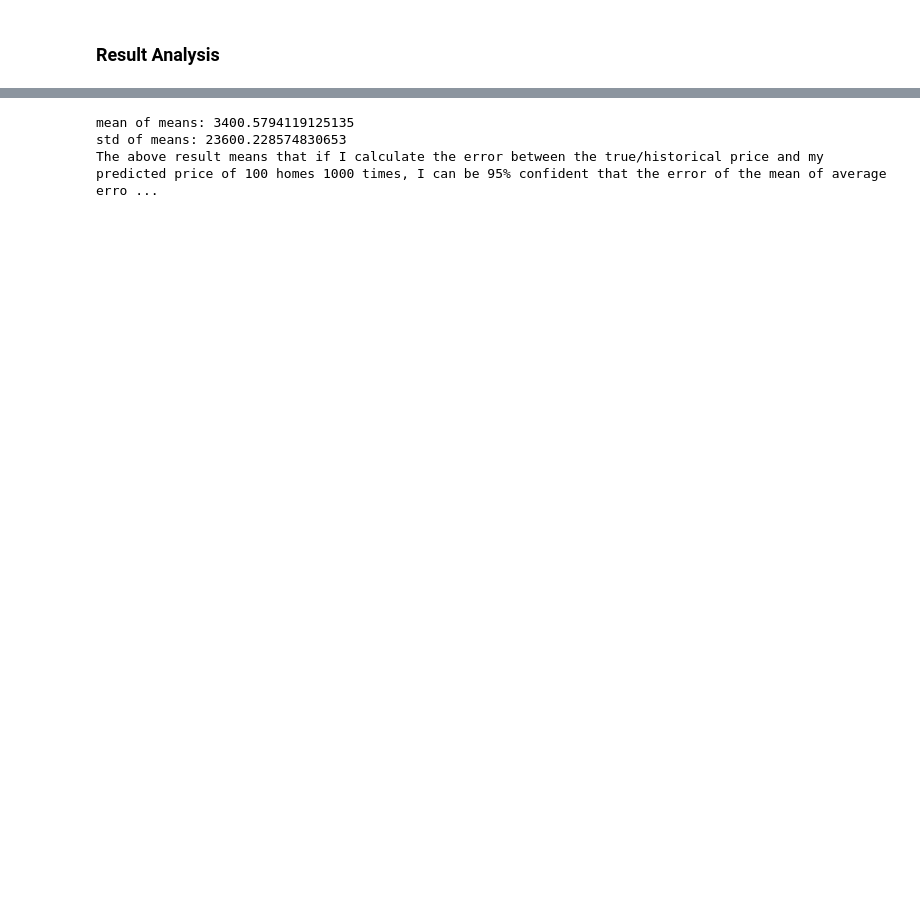
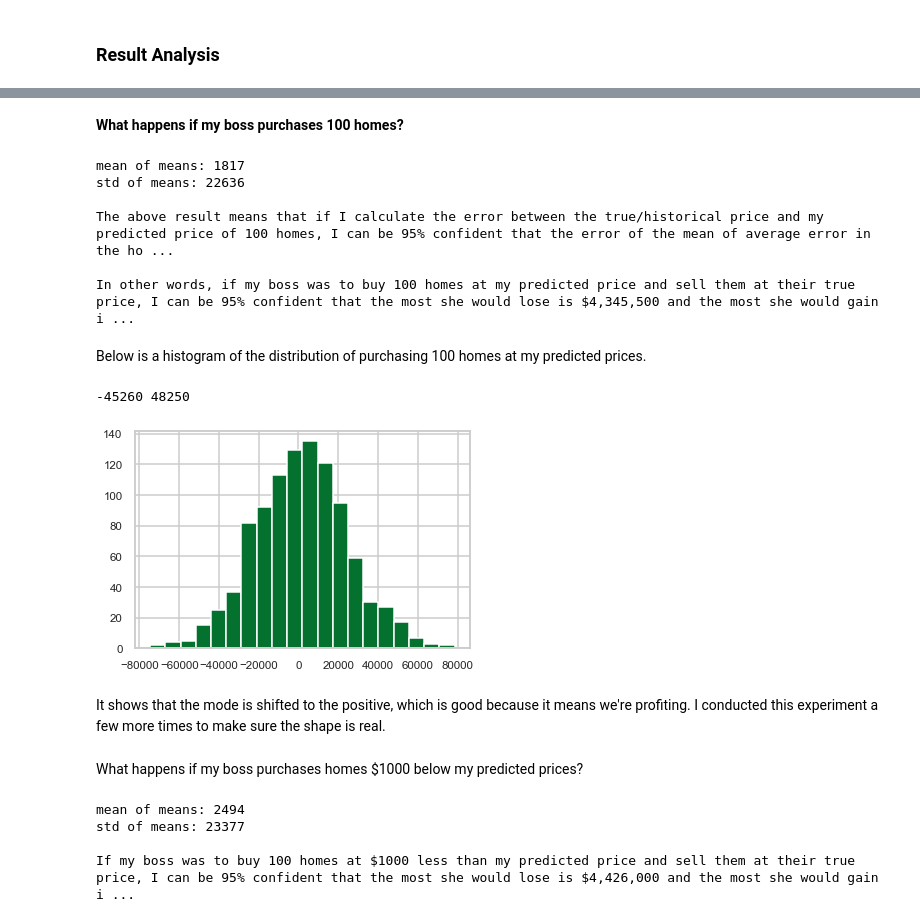
Before and after one commit to hmseyoum/Capstone-Project-1, a Jupyter notebook: Data Modeling.ipynb, the cells around one changed output, grey strips where cells are left out. Cells and saved outputs as stored; diff of their text form; code cells hidden in the pictures; blank space fills up the shorter version.

```diff
--- a/Data Modeling.ipynb
+++ b/Data Modeling.ipynb
@@ -563,0 +593,2 @@ His **highest gain** -- with actual price: \\$618,832 (i.e., 400,000+218,832), p
+# %% [markdown]
+**What happens if my boss purchases 100 homes?**
@@ -564,33 +607,42 @@ His **highest gain** -- with actual price: \\$618,832 (i.e., 400,000+218,832), p
 # %%
-# manual approach
-
-from math import sqrt
-
-np.random.seed(47)
-n = 100 # length of sample
-N_rep = 1000 # number of times to bootstrap/resample
-
-def draw_bs_reps(y_test, y_pred):
-    bs_residual = np.random.choice(y_test - y_pred, n) # price bought (true price)
-
-    error_mean = np.sum(bs_residual) / len(bs_residual)
-    return error_mean
-
+# conducting 1000 experiments of purchasing 100 homes
 error_means = np.array([draw_bs_reps(y_test_transformed, predictions_dict['rf_pred3']) for i in range(1000)]) # Random Forest model
+error_means = np.round(error_means, 2)
 error_means_mean = np.mean(error_means) # mean of means
-print('mean of means: {}'.format(error_means_mean))
+print('mean of means: {}'.format(int(error_means_mean)))
 
 error_means_std = sqrt(np.sum((error_means-error_means_mean)**2) / (1000-1)) # standard deviation of means
-print('std of means: {}'.format(error_means_std))
+print('std of means: {}'.format(int(error_means_std)))
 
 # confidence interval
-min_error = error_means_mean - error_means_std
-max_error = error_means_mean + error_means_std
+min_error_100 = int(error_means_mean - 2*error_means_std)
+max_error_100 = int(error_means_mean + 2*error_means_std)
 
+print('')
 print('The above result means that if I calculate the error between the true/historical price and my predicted price '
-      'of 100 homes 1000 times, I can be 95% confident that the error of the mean of average error in the home price '
-      'predictions will be between {} and {}.'.format(min_error, max_error))
+      'of 100 homes, I can be 95% confident that the error of the mean of average error in the home price '
+      'predictions will be between {:,} and {:,}.'.format(min_error*100, max_error*100))
+print('')
+print('In other words, if my boss was to buy 100 homes at my predicted price and sell them at their true price, '
+      'I can be 95% confident that the most she would lose is ${:,} '
+      'and the most she would gain is ${:,}.'.format(-1*min_error_100*100, max_error_100*100))
 # %% [output]
-mean of means: 3400.5794119125135
-std of means: 23600.228574830653
-The above result means that if I calculate the error between the true/historical price and my predicted price of 100 homes 1000 times, I can be 95% confident that the error of the mean of average erro ...
+mean of means: 1817
+std of means: 22636
+
+The above result means that if I calculate the error between the true/historical price and my predicted price of 100 homes, I can be 95% confident that the error of the mean of average error in the ho ...
+
+In other words, if my boss was to buy 100 homes at my predicted price and sell them at their true price, I can be 95% confident that the most she would lose is $4,345,500 and the most she would gain i ...
+# %% [markdown]
+Below is a histogram of the distribution of purchasing 100 homes at my predicted prices.
+# %%
+plt.hist(error_means, bins=20)
+plt.plot()
+print(min_error_100, max_error_100)
+# %% [output]
+-45260 48250
+[figure, added]
+# %% [markdown]
+It shows that the mode is shifted to the positive, which is good because it means we're profiting. I conducted this experiment a few more times to make sure the shape is real.
+# %% [markdown]
+What happens if my boss purchases homes $1000 below my predicted prices?
@@ -596,0 +661,22 @@ The above result means that if I calculate the error between the true/historical
+# %%
+error_means = np.array([draw_bs_reps(y_test_transformed, predictions_dict['rf_pred3']) for i in range(1000)]) # Random Forest model
+error_means = np.round(error_means, 2)
+error_means_mean = np.mean(error_means) # mean of means
+print('mean of means: {}'.format(int(error_means_mean)))
+
+error_means_std = sqrt(np.sum((error_means-error_means_mean)**2) / (1000-1)) # standard deviation of means
+print('std of means: {}'.format(int(error_means_std)))
+
+# confidence interval
+min_error_1000 = int(error_means_mean - 2*error_means_std)
+max_error_1000 = int(error_means_mean + 2*error_means_std)
+
+print('')
+print('If my boss was to buy 100 homes at $1000 less than my predicted price and sell them at their true price, '
+      'I can be 95% confident that the most she would lose is ${:,} '
+      'and the most she would gain is ${:,}.'.format(-1*min_error_1000*100, max_error_1000*100))
+# %% [output]
+mean of means: 2494
+std of means: 23377
+
+If my boss was to buy 100 homes at $1000 less than my predicted price and sell them at their true price, I can be 95% confident that the most she would lose is $4,426,000 and the most she would gain i ...
```
Also changed, not shown: parts of 45 cells of this notebook.
